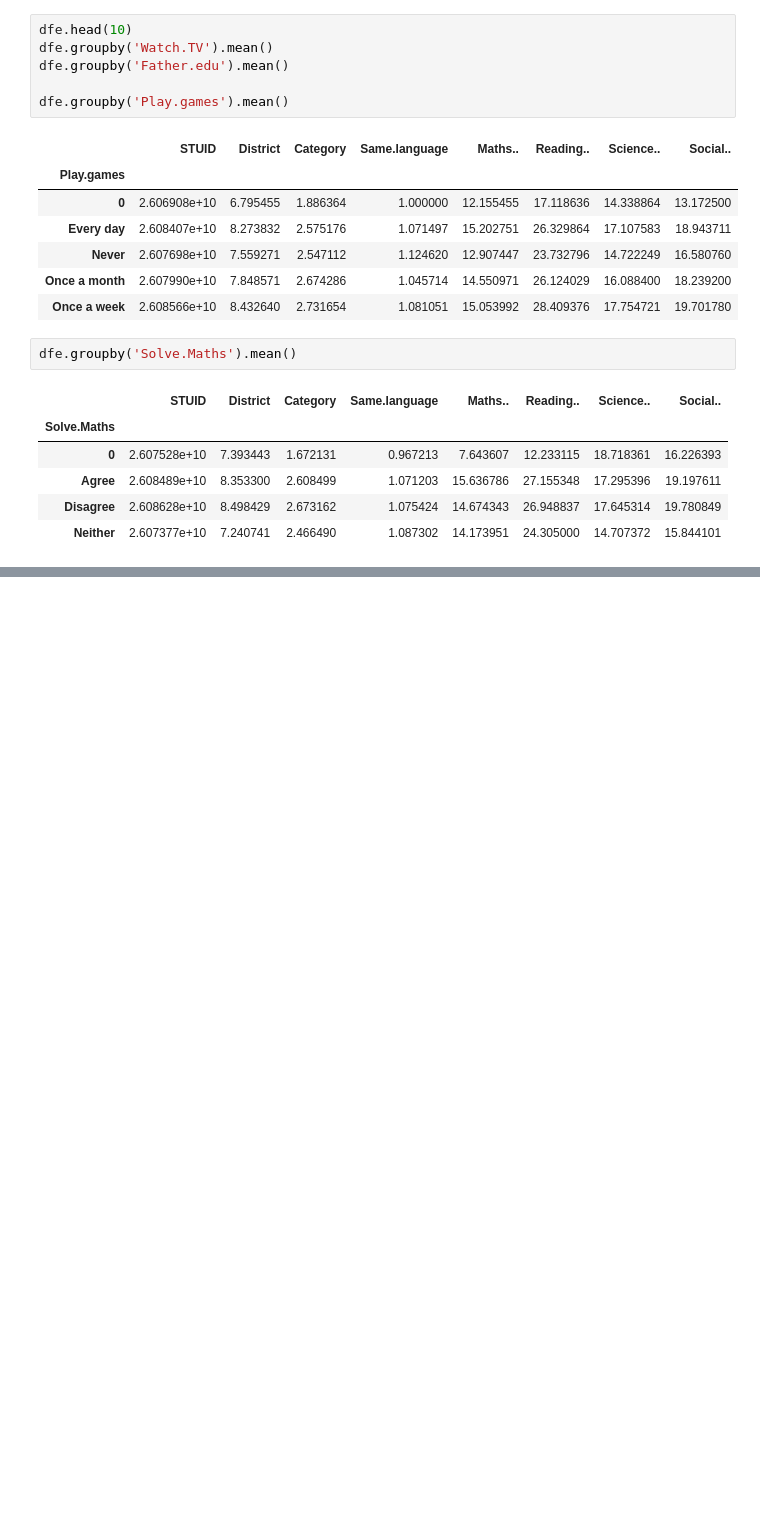
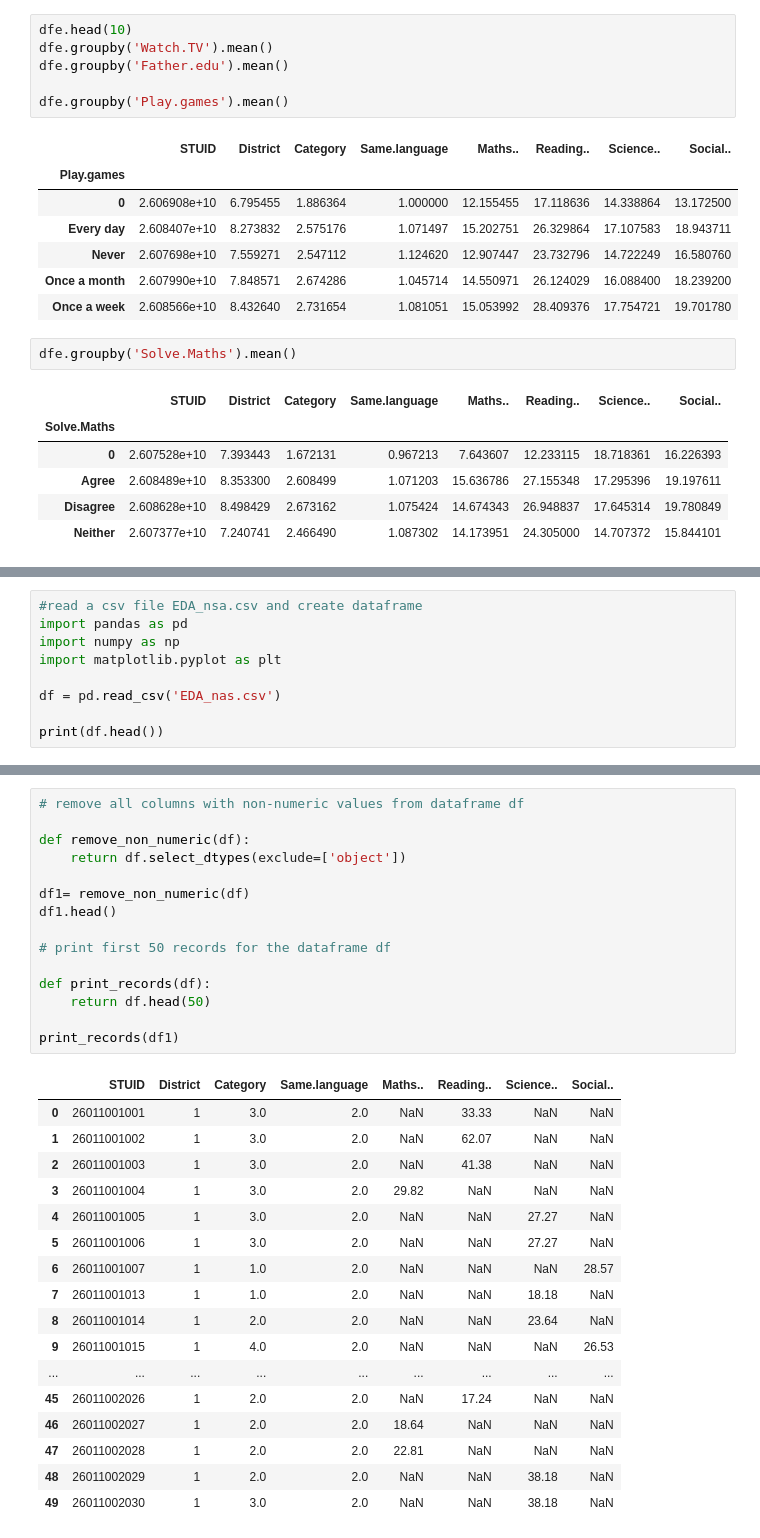
Before and after one commit to Manishk018/upgrad-workspace, a Jupyter notebook: Satistics/Statistics_puestions.ipynb, the cells around one changed output, grey strips where cells are left out. Saved outputs shown, nothing was run; the diff lists cells and outputs as text; blank space fills up the shorter version.

```diff
--- a/Satistics/Statistics_puestions.ipynb
+++ b/Satistics/Statistics_puestions.ipynb
@@ -223,0 +240,9 @@ dfe.groupby('Solve.Maths').mean()
+# %%
+#read a csv file EDA_nsa.csv and create dataframe
+import pandas as pd
+import numpy as np
+import matplotlib.pyplot as plt
+
+df = pd.read_csv('EDA_nas.csv')
+
+print(df.head())
@@ -223,0 +267,33 @@ dfe.groupby('Solve.Maths').mean()
+# %%
+# remove all columns with non-numeric values from dataframe df
+
+def remove_non_numeric(df):
+    return df.select_dtypes(exclude=['object'])
+
+df1= remove_non_numeric(df)
+df1.head()
+
+# print first 50 records for the dataframe df
+
+def print_records(df):
+    return df.head(50)
+
+print_records(df1)
+# %% [output]
+|  | STUID | District | Category | Same.language | Maths.. | Reading.. | Science.. | Social.. |
+| 0 | 26011001001 | 1 | 3.0 | 2.0 | NaN | 33.33 | NaN | NaN |
+| 1 | 26011001002 | 1 | 3.0 | 2.0 | NaN | 62.07 | NaN | NaN |
+| 2 | 26011001003 | 1 | 3.0 | 2.0 | NaN | 41.38 | NaN | NaN |
+| 3 | 26011001004 | 1 | 3.0 | 2.0 | 29.82 | NaN | NaN | NaN |
+| 4 | 26011001005 | 1 | 3.0 | 2.0 | NaN | NaN | 27.27 | NaN |
+| 5 | 26011001006 | 1 | 3.0 | 2.0 | NaN | NaN | 27.27 | NaN |
+| 6 | 26011001007 | 1 | 1.0 | 2.0 | NaN | NaN | NaN | 28.57 |
+| 7 | 26011001013 | 1 | 1.0 | 2.0 | NaN | NaN | 18.18 | NaN |
+| 8 | 26011001014 | 1 | 2.0 | 2.0 | NaN | NaN | 23.64 | NaN |
+| 9 | 26011001015 | 1 | 4.0 | 2.0 | NaN | NaN | NaN | 26.53 |
+| ... | ... | ... | ... | ... | ... | ... | ... | ... |
+| 45 | 26011002026 | 1 | 2.0 | 2.0 | NaN | 17.24 | NaN | NaN |
+| 46 | 26011002027 | 1 | 2.0 | 2.0 | 18.64 | NaN | NaN | NaN |
+| 47 | 26011002028 | 1 | 2.0 | 2.0 | 22.81 | NaN | NaN | NaN |
+| 48 | 26011002029 | 1 | 2.0 | 2.0 | NaN | NaN | 38.18 | NaN |
+| 49 | 26011002030 | 1 | 3.0 | 2.0 | NaN | NaN | 38.18 | NaN |
```
Also changed, not shown: parts of 4 cells of this notebook, 12 other files.
